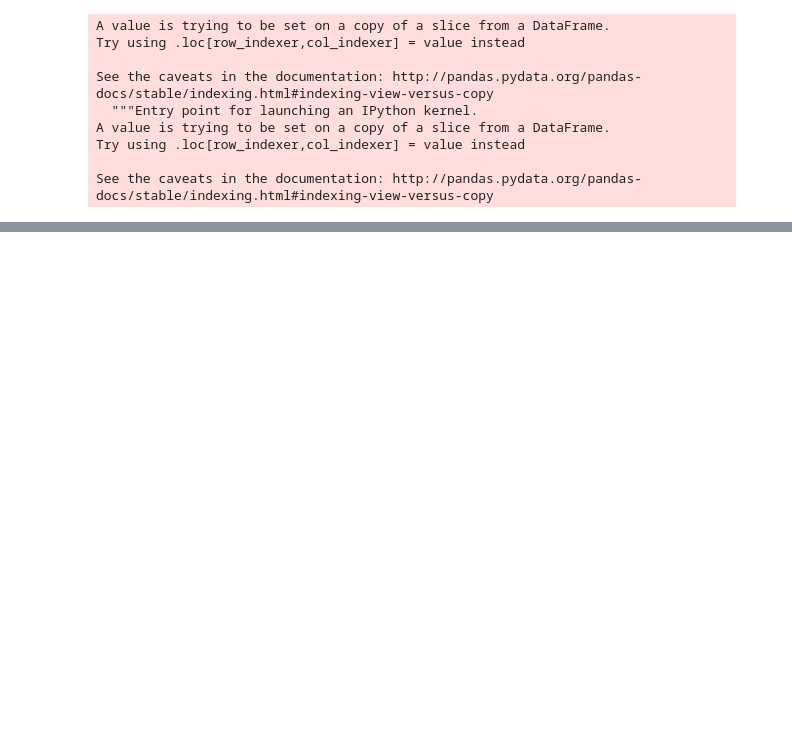
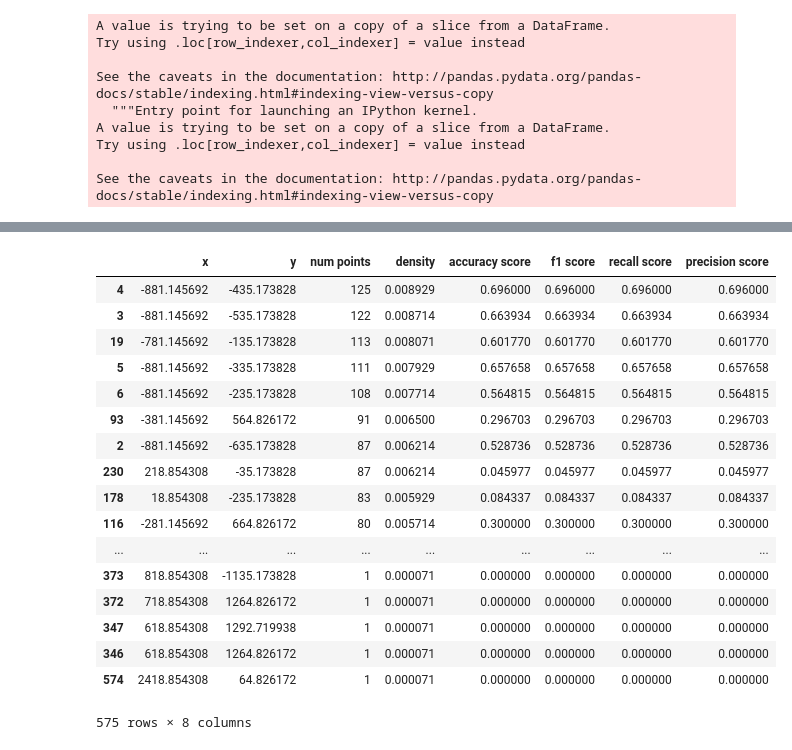
Before and after one commit to apoorva-sh/zodiac-experiments, a Jupyter notebook: experiments.ipynb, the cells around one changed output, grey strips where cells are left out. Saved outputs shown, nothing was run; the diff lists cells and outputs as text; code cells hidden in the pictures; blank space fills up the shorter version.

```diff
--- a/experiments.ipynb
+++ b/experiments.ipynb
@@ -382,5 +382,26 @@ x_l_1, y_l_1 = genXY(100,test)
 # %%
 densityMap = genDensityMetric(test,x_l_1,y_l_1)
+# %%
+densityMap.sort_values(by=['density'],ascending=False)
+# %% [output]
+|  | x | y | num points | density | accuracy score | f1 score | recall score | precision score |
+| 4 | -881.145692 | -435.173828 | 125 | 0.008929 | 0.696000 | 0.696000 | 0.696000 | 0.696000 |
+| 3 | -881.145692 | -535.173828 | 122 | 0.008714 | 0.663934 | 0.663934 | 0.663934 | 0.663934 |
+| 19 | -781.145692 | -135.173828 | 113 | 0.008071 | 0.601770 | 0.601770 | 0.601770 | 0.601770 |
+| 5 | -881.145692 | -335.173828 | 111 | 0.007929 | 0.657658 | 0.657658 | 0.657658 | 0.657658 |
+| 6 | -881.145692 | -235.173828 | 108 | 0.007714 | 0.564815 | 0.564815 | 0.564815 | 0.564815 |
+| 93 | -381.145692 | 564.826172 | 91 | 0.006500 | 0.296703 | 0.296703 | 0.296703 | 0.296703 |
+| 2 | -881.145692 | -635.173828 | 87 | 0.006214 | 0.528736 | 0.528736 | 0.528736 | 0.528736 |
+| 230 | 218.854308 | -35.173828 | 87 | 0.006214 | 0.045977 | 0.045977 | 0.045977 | 0.045977 |
+| 178 | 18.854308 | -235.173828 | 83 | 0.005929 | 0.084337 | 0.084337 | 0.084337 | 0.084337 |
+| 116 | -281.145692 | 664.826172 | 80 | 0.005714 | 0.300000 | 0.300000 | 0.300000 | 0.300000 |
+| ... | ... | ... | ... | ... | ... | ... | ... | ... |
+| 373 | 818.854308 | -1135.173828 | 1 | 0.000071 | 0.000000 | 0.000000 | 0.000000 | 0.000000 |
+| 372 | 718.854308 | 1264.826172 | 1 | 0.000071 | 0.000000 | 0.000000 | 0.000000 | 0.000000 |
+| 347 | 618.854308 | 1292.719938 | 1 | 0.000071 | 0.000000 | 0.000000 | 0.000000 | 0.000000 |
+| 346 | 618.854308 | 1264.826172 | 1 | 0.000071 | 0.000000 | 0.000000 | 0.000000 | 0.000000 |
+| 574 | 2418.854308 | 64.826172 | 1 | 0.000071 | 0.000000 | 0.000000 | 0.000000 | 0.000000 |
+575 rows × 8 columns
 # %%
 densityMap.sort_values(by=['accuracy score'],ascending=False)
 # %% [output]
```
Also changed, not shown: parts of 13 cells of this notebook.
